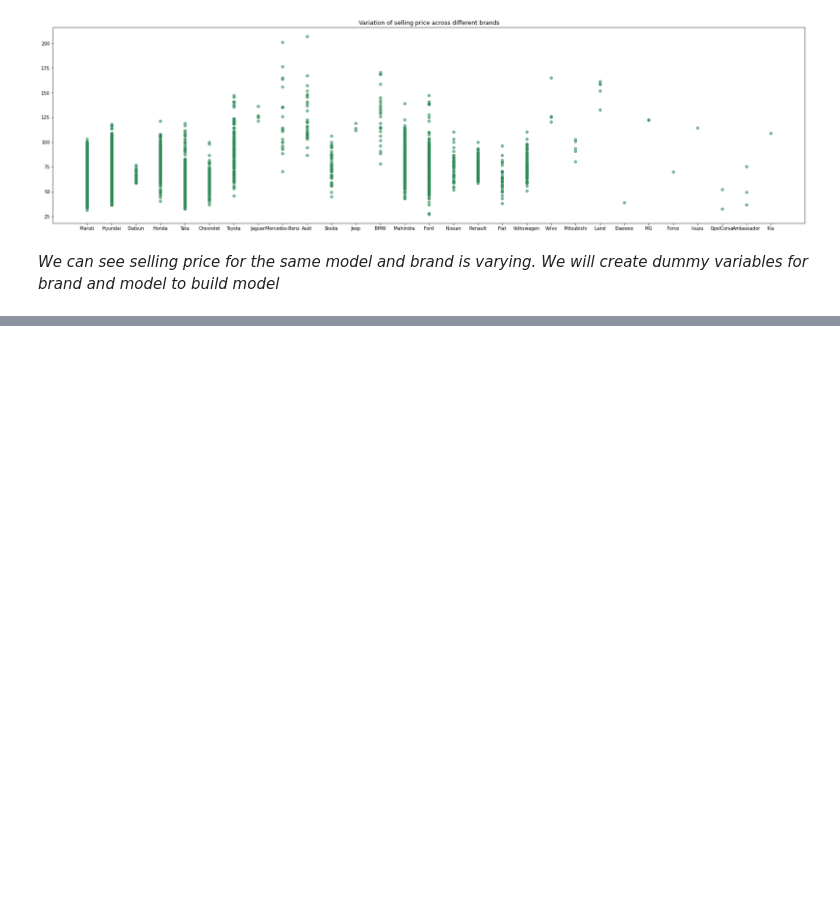
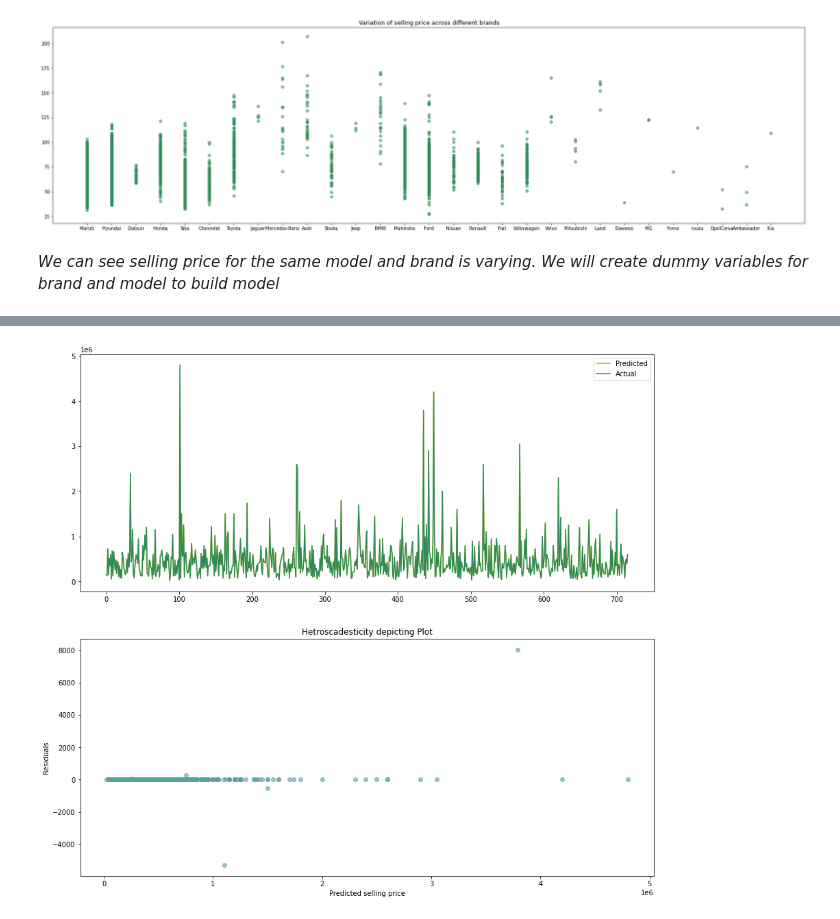
Before and after one commit to kiran9615/Linear-Regression-Model-Car-Dekho-, a Jupyter notebook: Linear_Regression_(Car_Dekho).ipynb, the cells around one changed output, grey strips where cells are left out. Cells and saved outputs as stored; diff of their text form; code cells hidden in the pictures; blank space fills up the shorter version.

Commit message:
Model Building

```diff
--- a/Linear_Regression_(Car_Dekho).ipynb
+++ b/Linear_Regression_(Car_Dekho).ipynb
@@ -257,0 +445,5 @@ plt.show()
+# %%
+#----------------------------------Block 40--------------------------------------
+
+#splitting the data into train and test data
+x_train, x_test, y_train, y_test=train_test_split(x,y,test_size=0.2,random_state=0)
@@ -257,0 +452,7 @@ plt.show()
+# %%
+#----------------------------------Block 41--------------------------------------
+
+#scaling of x values and y values
+scalar=MinMaxScaler()
+x_train=scalar.fit_transform(x_train)
+x_test=scalar.transform(x_test)
@@ -257,0 +461,6 @@ plt.show()
+# %%
+#----------------------------------Block 42--------------------------------------
+
+#Linear Regression model
+regressor=LinearRegression()
+regressor.fit(x_train,y_train)
@@ -257,0 +508,6 @@ plt.show()
+# %%
+#----------------------------------Block 46--------------------------------------
+
+#predicting dependent variable values across x_test
+y_pred=regressor.predict(x_test)
+y_pred
@@ -257,0 +532,18 @@ plt.show()
+# %%
+#----------------------------------Block 47--------------------------------------
+
+fig,axes = plt.subplots(2,1, figsize=(15,14))
+
+#line plot for actual and predicted values
+axes[0].plot((y_pred)**3,color='y')
+axes[0].plot(np.array((y_test)**3),color='seagreen')
+axes[0].legend(["Predicted","Actual"])
+
+#plotting the graph to check hetroscadesticity
+axes[1].scatter((y_pred**3),((y_test**3)- (y_pred**3)),c='cadetblue',alpha=0.6)
+axes[1].set_xlabel('Predicted selling price')
+axes[1].set_ylabel('Residuals')
+axes[1].set_title('Hetroscadesticity depicting Plot')
+plt.show()
+# %% [output]
+[figure, added]
```
Also changed, not shown: parts of 75 cells of this notebook.
